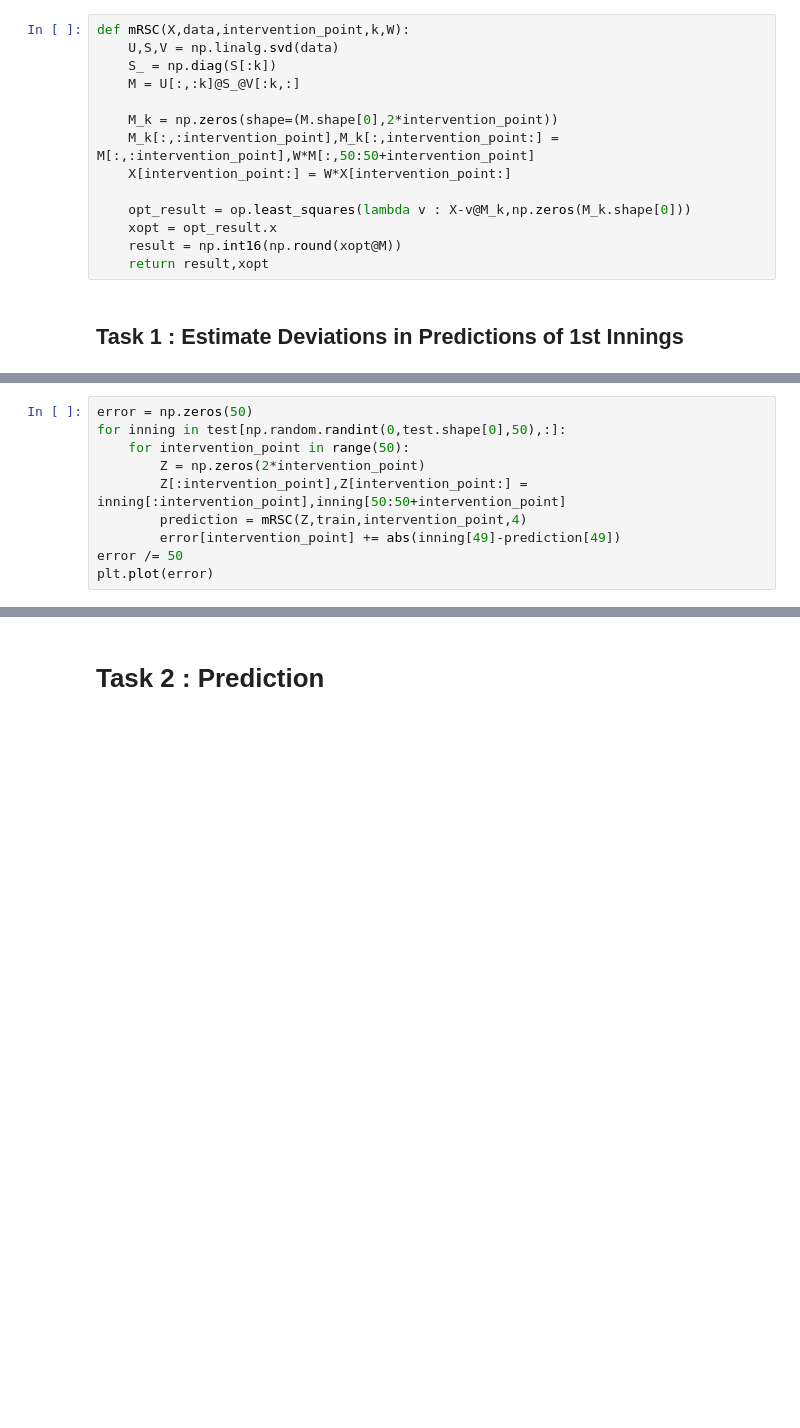
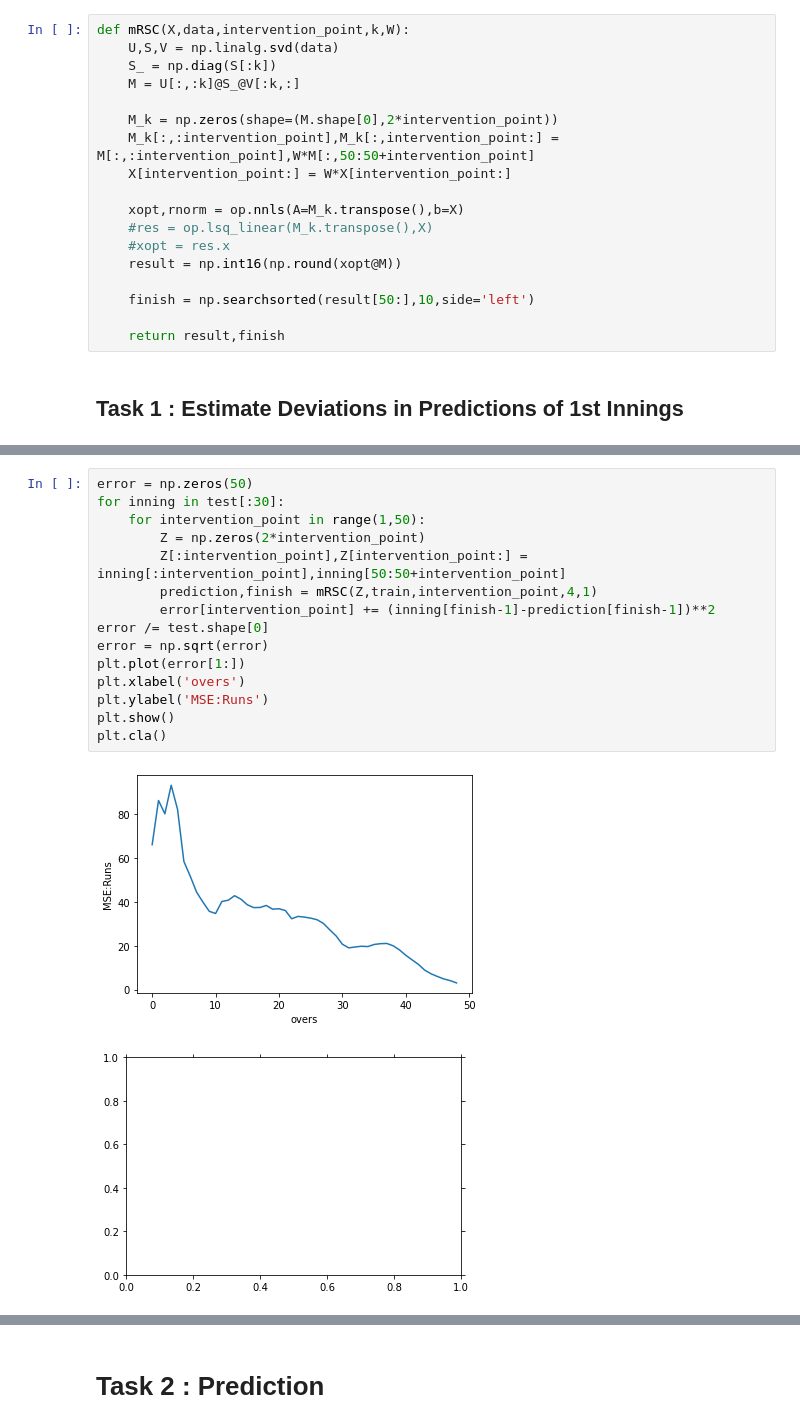
Before and after one commit to AdarshShah/Cricket-Trajectory-Prediction, a Jupyter notebook: main.ipynb, the cells around one changed output, grey strips where cells are left out. Drawn from its saved outputs; the diff is of its cells as text; blank space fills up the shorter version.

```diff
--- a/main.ipynb
+++ b/main.ipynb
@@ -45,10 +179,14 @@ def mRSC(X,data,intervention_point,k,W):
     M_k[:,:intervention_point],M_k[:,intervention_point:] = M[:,:intervention_point],W*M[:,50:50+intervention_point]
     X[intervention_point:] = W*X[intervention_point:]
 
-    opt_result = op.least_squares(lambda v : X-v@M_k,np.zeros(M_k.shape[0]))
-    xopt = opt_result.x
+    xopt,rnorm = op.nnls(A=M_k.transpose(),b=X)
+    #res = op.lsq_linear(M_k.transpose(),X)
+    #xopt = res.x
     result = np.int16(np.round(xopt@M))
-    return result,xopt
+
+    finish = np.searchsorted(result[50:],10,side='left')
+
+    return result,finish
 # %% [markdown]
 ## Task 1 : Estimate Deviations in Predictions of 1st Innings
 # %%
@@ -58,10 +201,18 @@ train,test = Innings1[:P,:],Innings1[P:,:]
 # %%
 error = np.zeros(50)
-for inning in test[np.random.randint(0,test.shape[0],50),:]:
-    for intervention_point in range(50):
+for inning in test[:30]:
+    for intervention_point in range(1,50):
         Z = np.zeros(2*intervention_point)
         Z[:intervention_point],Z[intervention_point:] = inning[:intervention_point],inning[50:50+intervention_point]
-        prediction = mRSC(Z,train,intervention_point,4)
-        error[intervention_point] += abs(inning[49]-prediction[49])
-error /= 50
-plt.plot(error)
+        prediction,finish = mRSC(Z,train,intervention_point,4,1)
+        error[intervention_point] += (inning[finish-1]-prediction[finish-1])**2
+error /= test.shape[0]
+error = np.sqrt(error)
+plt.plot(error[1:])
+plt.xlabel('overs')
+plt.ylabel('MSE:Runs')
+plt.show()
+plt.cla()
+# %% [output]
+[figure, added]
+[figure, added]
```
Also changed, not shown: parts of 21 cells of this notebook, 35 other files.
